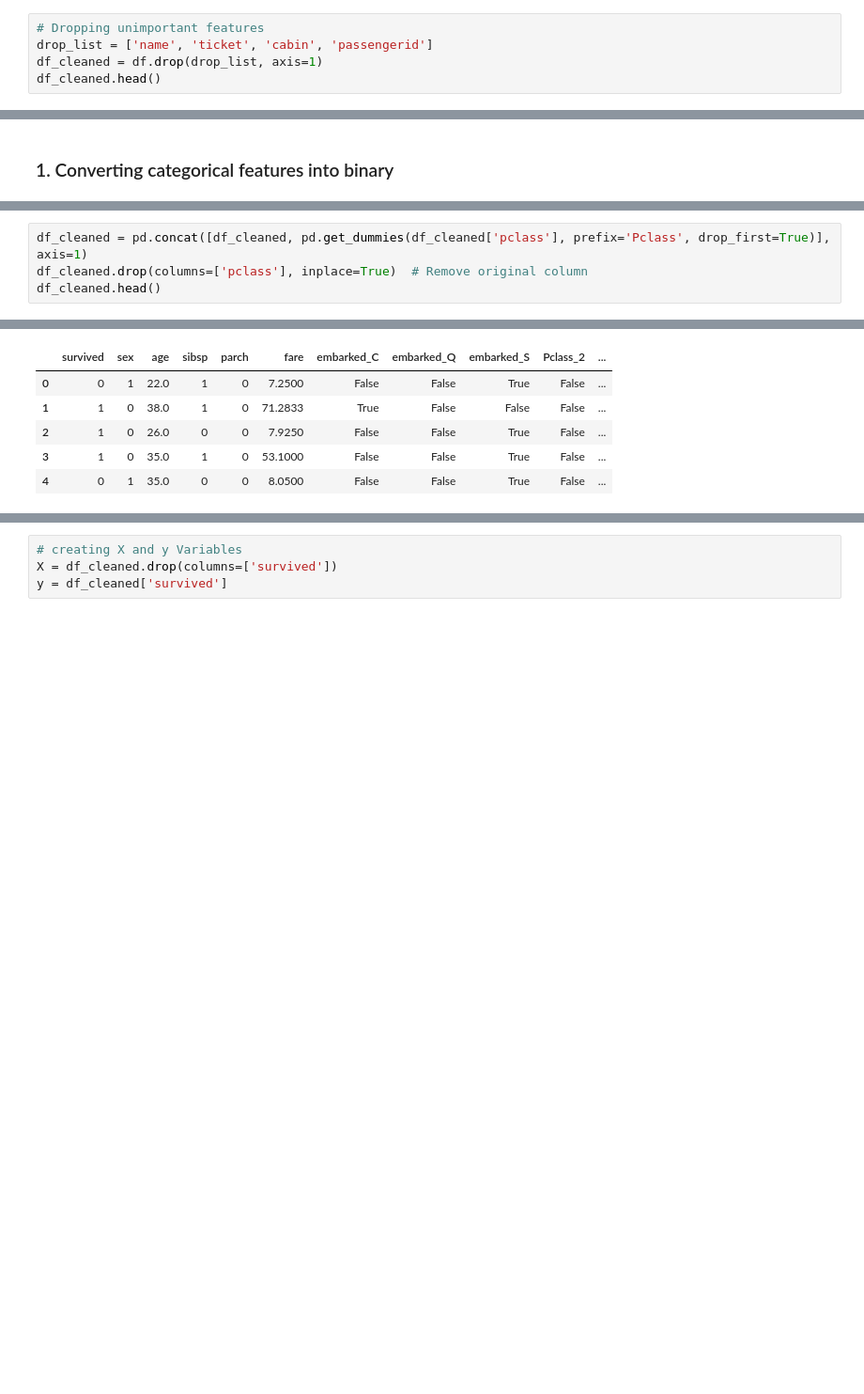
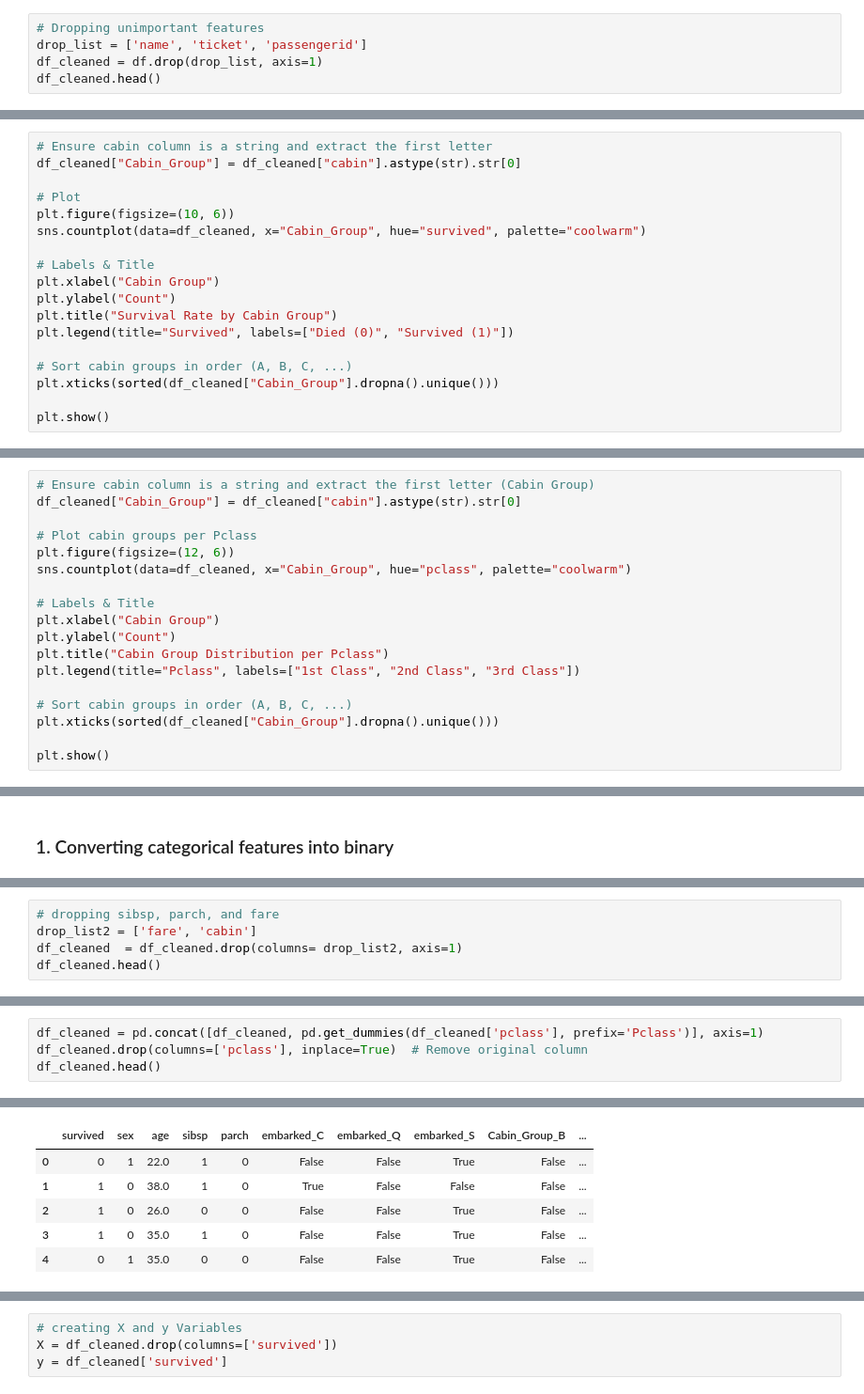
Before and after one commit to Queenzy-Ongeye/TitanicSurvivalAnalysis, a Jupyter notebook: index.ipynb, the cells around one changed output, grey strips where cells are left out. Shown: that part at 94% size. Saved outputs shown, nothing was run; the diff lists cells and outputs as text; blank space fills up the shorter version.

```diff
--- a/index.ipynb
+++ b/index.ipynb
@@ -224,7 +242,7 @@ df.duplicated().sum()
 np.int64(0)
 # %%
 # Dropping unimportant features
-drop_list = ['name', 'ticket', 'cabin', 'passengerid']
+drop_list = ['name', 'ticket', 'passengerid']
 df_cleaned = df.drop(drop_list, axis=1)
 df_cleaned.head()
 # %% [output]
@@ -431,0 +465,18 @@ plt.show()
+# %%
+# Ensure cabin column is a string and extract the first letter
+df_cleaned["Cabin_Group"] = df_cleaned["cabin"].astype(str).str[0]
+
+# Plot
+plt.figure(figsize=(10, 6))
+sns.countplot(data=df_cleaned, x="Cabin_Group", hue="survived", palette="coolwarm")
+
+# Labels & Title
+plt.xlabel("Cabin Group")
+plt.ylabel("Count")
+plt.title("Survival Rate by Cabin Group")
+plt.legend(title="Survived", labels=["Died (0)", "Survived (1)"])
+
+# Sort cabin groups in order (A, B, C, ...)
+plt.xticks(sorted(df_cleaned["Cabin_Group"].dropna().unique()))
+
+plt.show()
@@ -431,0 +493,18 @@ plt.show()
+# %%
+# Ensure cabin column is a string and extract the first letter (Cabin Group)
+df_cleaned["Cabin_Group"] = df_cleaned["cabin"].astype(str).str[0]
+
+# Plot cabin groups per Pclass
+plt.figure(figsize=(12, 6))
+sns.countplot(data=df_cleaned, x="Cabin_Group", hue="pclass", palette="coolwarm")
+
+# Labels & Title
+plt.xlabel("Cabin Group")
+plt.ylabel("Count")
+plt.title("Cabin Group Distribution per Pclass")
+plt.legend(title="Pclass", labels=["1st Class", "2nd Class", "3rd Class"])
+
+# Sort cabin groups in order (A, B, C, ...)
+plt.xticks(sorted(df_cleaned["Cabin_Group"].dropna().unique()))
+
+plt.show()
@@ -466,0 +556,5 @@ df_cleaned.head()
+# %%
+# dropping sibsp, parch, and fare
+drop_list2 = ['fare', 'cabin']
+df_cleaned  = df_cleaned.drop(columns= drop_list2, axis=1)
+df_cleaned.head()
@@ -479,16 +580,16 @@ df_cleaned.head()
 # %%
-df_cleaned = pd.concat([df_cleaned, pd.get_dummies(df_cleaned['pclass'], prefix='Pclass', drop_first=True)], axis=1)
+df_cleaned = pd.concat([df_cleaned, pd.get_dummies(df_cleaned['pclass'], prefix='Pclass')], axis=1)
 df_cleaned.drop(columns=['pclass'], inplace=True)  # Remove original column
 df_cleaned.head()
 # %% [output]
 [interactive output not drawn]
 [interactive output not drawn]
-|  | survived | sex | age | sibsp | parch | fare | embarked_C | embarked_Q | embarked_S | Pclass_2 | ... |
-| 0 | 0 | 1 | 22.0 | 1 | 0 | 7.2500 | False | False | True | False | ... |
-| 1 | 1 | 0 | 38.0 | 1 | 0 | 71.2833 | True | False | False | False | ... |
-| 2 | 1 | 0 | 26.0 | 0 | 0 | 7.9250 | False | False | True | False | ... |
-| 3 | 1 | 0 | 35.0 | 1 | 0 | 53.1000 | False | False | True | False | ... |
-| 4 | 0 | 1 | 35.0 | 0 | 0 | 8.0500 | False | False | True | False | ... |
+|  | survived | sex | age | sibsp | parch | embarked_C | embarked_Q | embarked_S | Cabin_Group_B | ... |
+| 0 | 0 | 1 | 22.0 | 1 | 0 | False | False | True | False | ... |
+| 1 | 1 | 0 | 38.0 | 1 | 0 | True | False | False | False | ... |
+| 2 | 1 | 0 | 26.0 | 0 | 0 | False | False | True | False | ... |
+| 3 | 1 | 0 | 35.0 | 1 | 0 | False | False | True | False | ... |
+| 4 | 0 | 1 | 35.0 | 0 | 0 | False | False | True | False | ... |
 # %%
 le = LabelEncoder()
 
```
Also changed, not shown: parts of 33 cells of this notebook.
